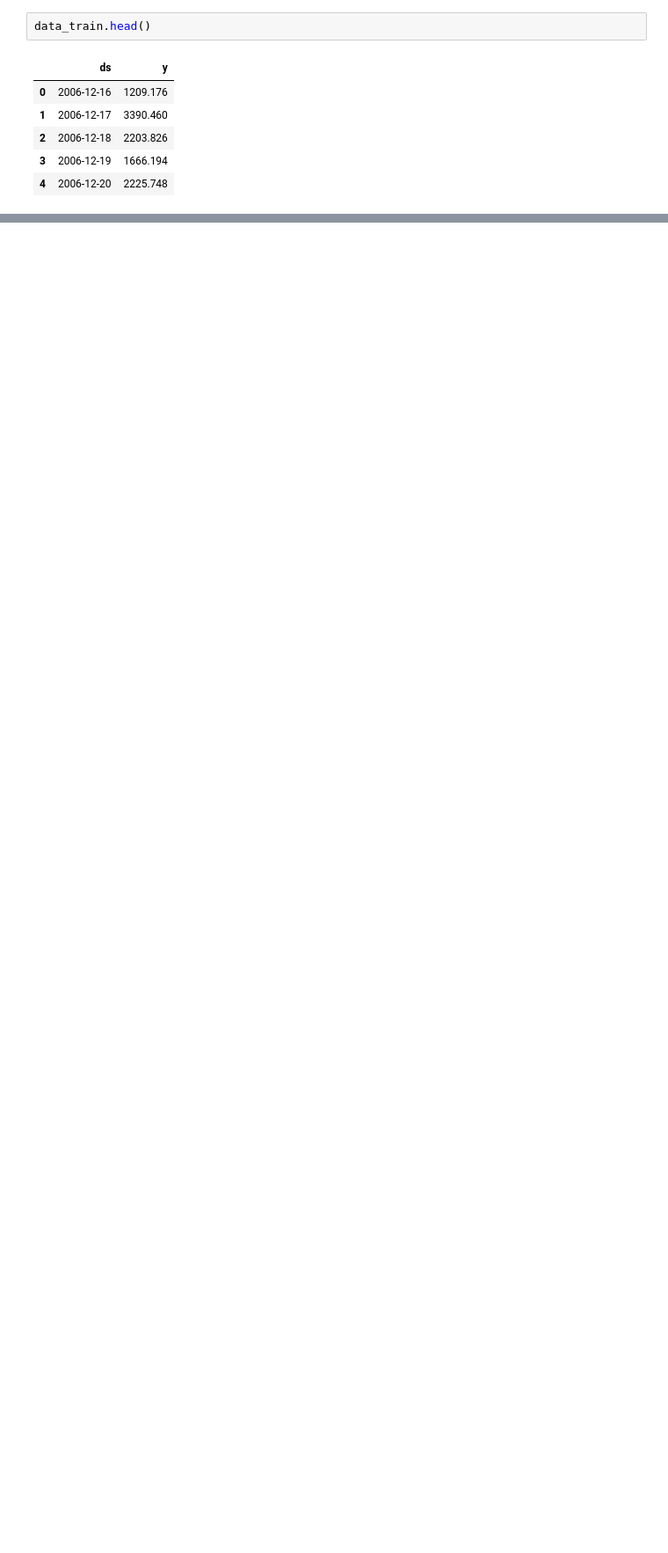
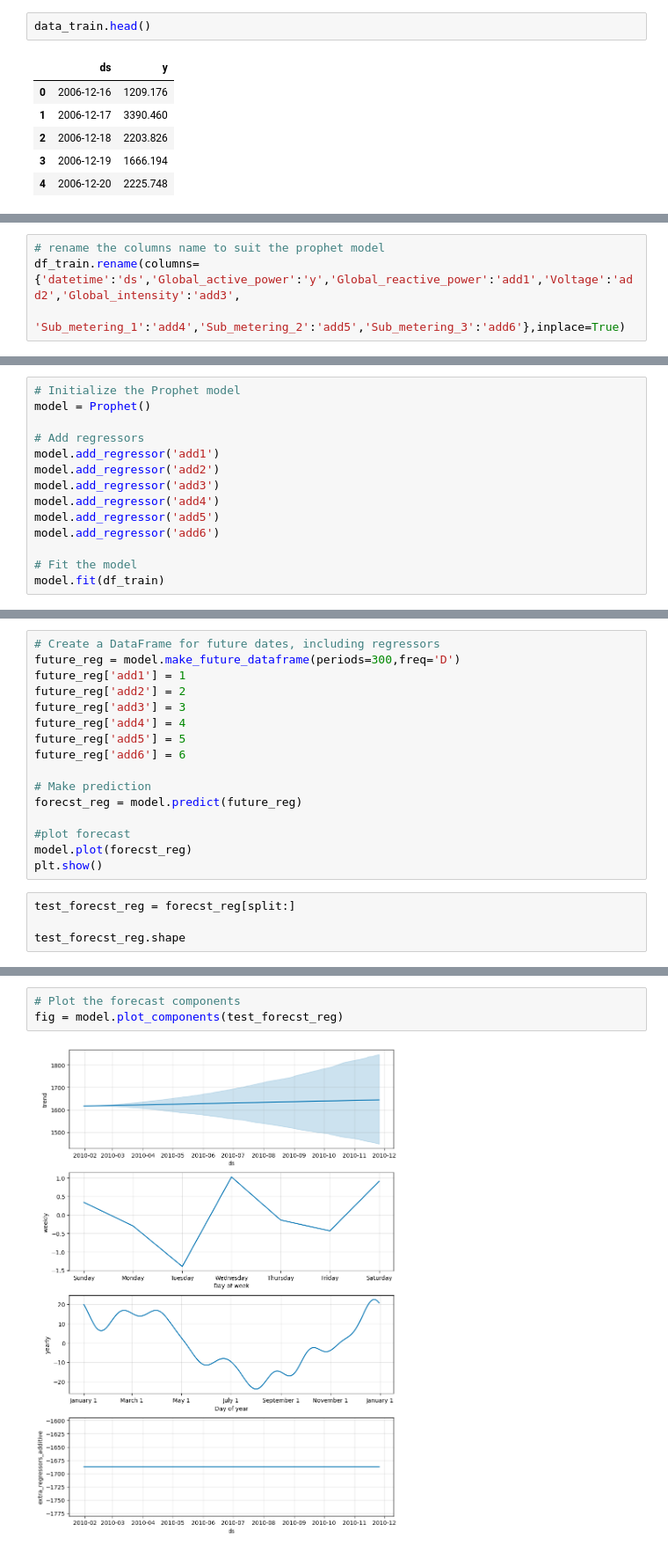
Before and after one commit to Preciousosas/Stage-E, a Jupyter notebook: Individual_Household_Electric_Power_Consumption.ipynb, the cells around one changed output, grey strips where cells are left out. Shown: that part at 88% size. Drawn from its saved outputs; the diff is of its cells as text; blank space fills up the shorter version.

```diff
--- a/Individual_Household_Electric_Power_Consumption.ipynb
+++ b/Individual_Household_Electric_Power_Consumption.ipynb
@@ -234,0 +253,4 @@ data_test['y']
+# %%
+# rename the columns name to suit the prophet model
+df_train.rename(columns={'datetime':'ds','Global_active_power':'y','Global_reactive_power':'add1','Voltage':'add2','Global_intensity':'add3',
+                         'Sub_metering_1':'add4','Sub_metering_2':'add5','Sub_metering_3':'add6'},inplace=True)
@@ -234,0 +266,14 @@ data_test['y']
+# %%
+# Initialize the Prophet model
+model = Prophet()
+
+# Add regressors
+model.add_regressor('add1')
+model.add_regressor('add2')
+model.add_regressor('add3')
+model.add_regressor('add4')
+model.add_regressor('add5')
+model.add_regressor('add6')
+
+# Fit the model
+model.fit(df_train)
@@ -234,0 +292,20 @@ data_test['y']
+# %%
+# Create a DataFrame for future dates, including regressors
+future_reg = model.make_future_dataframe(periods=300,freq='D')
+future_reg['add1'] = 1
+future_reg['add2'] = 2
+future_reg['add3'] = 3
+future_reg['add4'] = 4
+future_reg['add5'] = 5
+future_reg['add6'] = 6
+
+# Make prediction
+forecst_reg = model.predict(future_reg)
+
+#plot forecast
+model.plot(forecst_reg)
+plt.show()
+# %%
+test_forecst_reg = forecst_reg[split:]
+
+test_forecst_reg.shape
@@ -234,0 +320,5 @@ data_test['y']
+# %%
+# Plot the forecast components
+fig = model.plot_components(test_forecst_reg)
+# %% [output]
+[figure, added]
```
Also changed, not shown: parts of 18 cells of this notebook.
